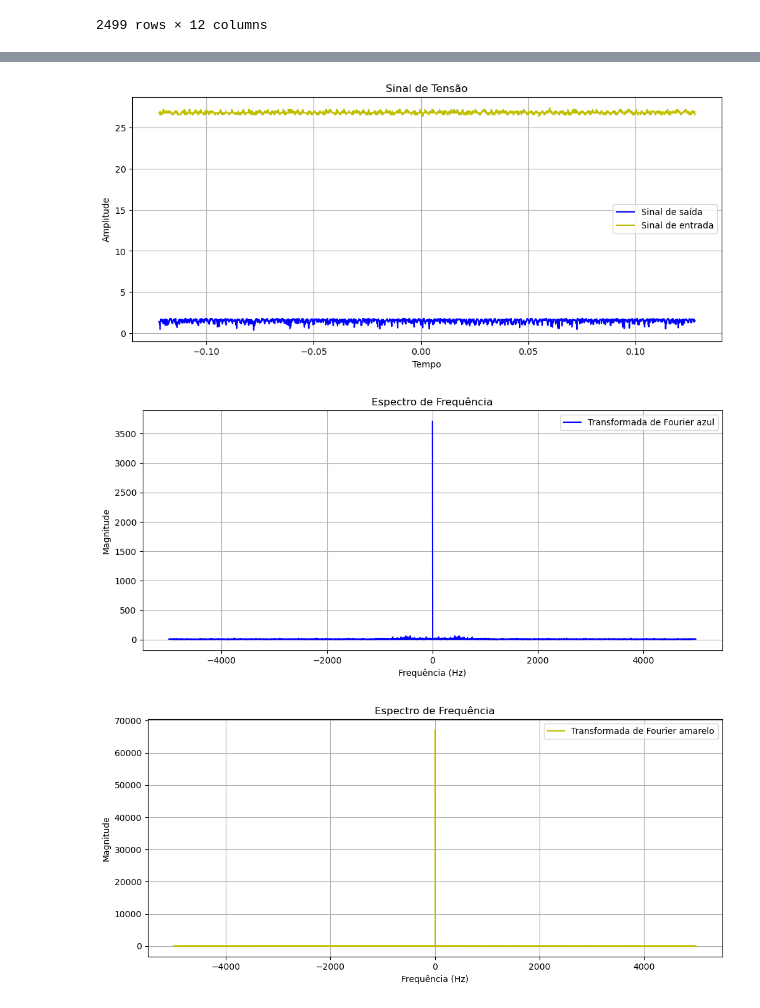
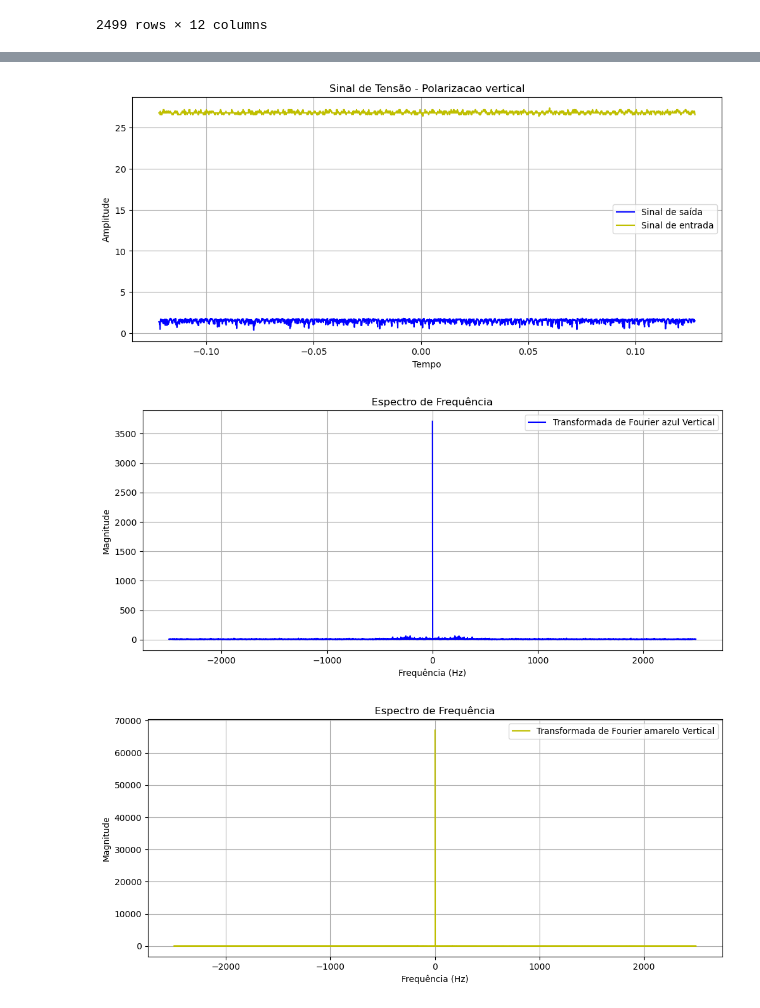
Before and after one commit to PFSLDO/Microcontroller-based_locking_in_optics_experiments, a Jupyter notebook: caracterizacaoSinais.ipynb, the cells around one changed output, grey strips where cells are left out. Drawn from its saved outputs; the diff is of its cells as text; code cells hidden in the pictures.

```diff
--- a/caracterizacaoSinais.ipynb
+++ b/caracterizacaoSinais.ipynb
@@ -84,44 +84,44 @@ plt.show()
 # %%
 tempo = dataVertical['-122.2000048E-3']
-sinalAzul = dataVertical['1.3600000']
-sinalAmarelo = dataVertical['26.80000114']
+sinalAzulVertical = dataVertical['1.3600000']
+sinalAmareloVertical = dataVertical['26.80000114']
 
 # Plotar o sinal original
 plt.figure(figsize=(12, 5))
-plt.plot(tempo, sinalAzul, label='Sinal de saída', color = 'b')
-plt.plot(tempo, sinalAmarelo, label='Sinal de entrada', color = 'y')
+plt.plot(tempo, sinalAzulVertical, label='Sinal de saída', color = 'b')
+plt.plot(tempo, sinalAmareloVertical, label='Sinal de entrada', color = 'y')
 plt.xlabel('Tempo')
 plt.ylabel('Amplitude')
-plt.title('Sinal de Tensão')
+plt.title('Sinal de Tensão - Polarizacao vertical')
 plt.legend()
 plt.grid()
 plt.show()
 
 # Calcular a Transformada de Fourier
-frequencia_amostragem = 1 / (tempo[1] - tempo[0])  # assumindo espaçamento constante
-fft_sinalAzul = np.fft.fft(sinalAzul)
-frequenciasAzul = np.fft.fftfreq(len(sinalAzul), d=1/frequencia_amostragem)
-fft_sinalAmarelo = np.fft.fft(sinalAmarelo)
-frequenciasAmarelo = np.fft.fftfreq(len(sinalAmarelo), d=1/frequencia_amostragem)
+frequencia_amostragemV = 1 / (tempo[1] - tempo[0])  # assumindo espaçamento constante
+fft_sinalAzulV = np.fft.fft(sinalAzulVertical)
+frequenciasAzulV = np.fft.fftfreq(len(sinalAzulVertical), d=1/frequencia_amostragemH)
+fft_sinalAmareloV = np.fft.fft(sinalAmareloVertical)
+frequenciasAmareloV = np.fft.fftfreq(len(sinalAmareloVertical), d=1/frequencia_amostragemH)
 
 # Plotar a magnitude da Transformada de Fourier
 plt.figure(figsize=(12, 5))
-plt.plot(frequenciasAzul, np.abs(fft_sinalAzul), label='Transformada de Fourier azul', color = 'b')
+plt.plot(frequenciasAzulV, np.abs(fft_sinalAzulV), label='Transformada de Fourier azul Vertical', color = 'b')
 plt.xlabel('Frequência (Hz)')
 plt.ylabel('Magnitude')
 plt.title('Espectro de Frequência')
 plt.legend()
 plt.grid()
 plt.show()
 plt.figure(figsize=(12, 5))
-plt.plot(frequenciasAmarelo, np.abs(fft_sinalAmarelo), label='Transformada de Fourier amarelo', color = 'y')
+plt.plot(frequenciasAmareloV, np.abs(fft_sinalAmareloV), label='Transformada de Fourier amarelo Vertical', color = 'y')
 plt.xlabel('Frequência (Hz)')
 plt.ylabel('Magnitude')
 plt.title('Espectro de Frequência')
 plt.legend()
 plt.grid()
 plt.show()
 # %% [output]
-[figure, old version]
+[figure, new version]
-[figure, old version]
+[figure, new version]
-[figure, old version]
+[figure, new version]
```
Also changed, not shown: parts of 6 cells of this notebook.
